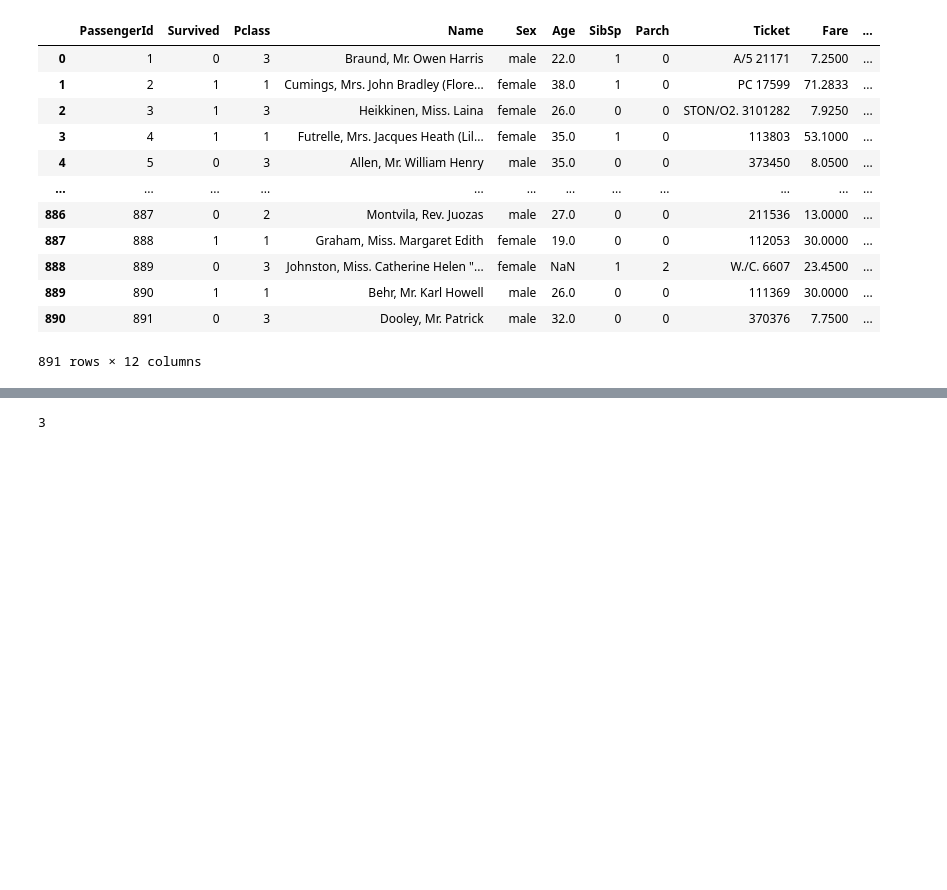
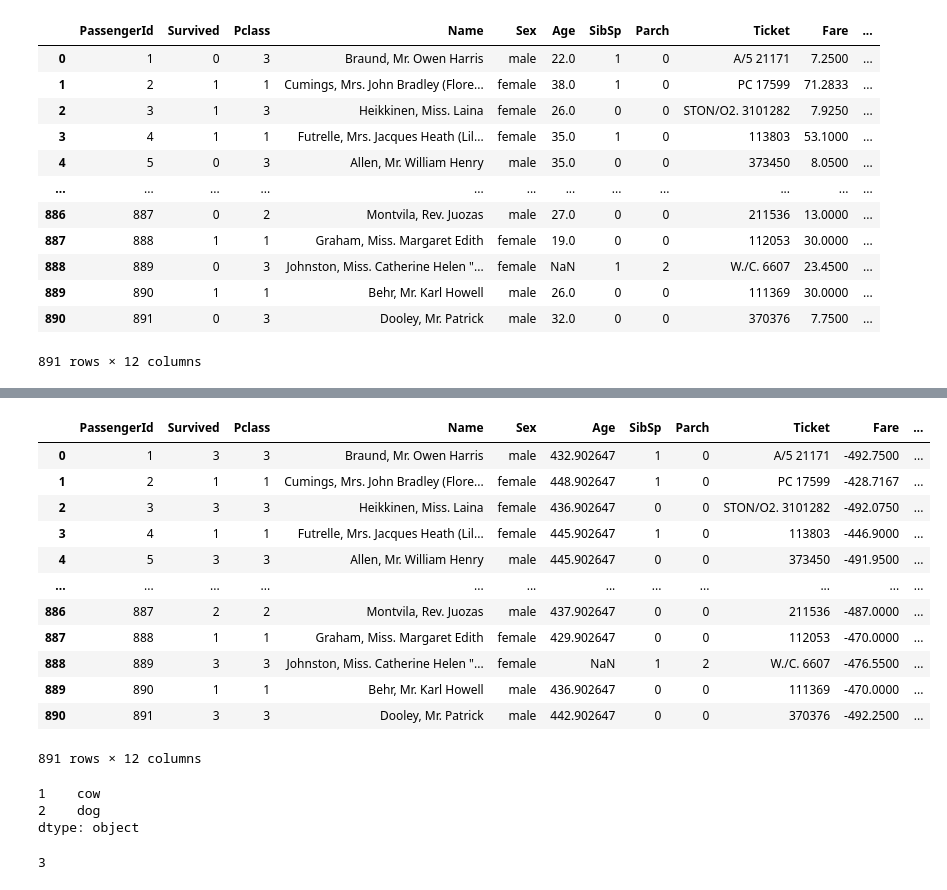
Before and after one commit to lukemonington/Titanic, a Jupyter notebook: Practice with Titanic.ipynb, the cells around one changed output, grey strips where cells are left out. Saved outputs shown, nothing was run; the diff lists cells and outputs as text; code cells hidden in the pictures; blank space fills up the shorter version.

```diff
--- a/Practice with Titanic.ipynb
+++ b/Practice with Titanic.ipynb
@@ -40,3 +62,33 @@ X
+# %%
+def remean_points(df):
+    df.Age = df.Age - X_Age_mean
+    df.Fare = df.Fare - 500
+    df.Survived = df.Pclass
+    return df
+# %%
+X2 = X.apply(remean_points, axis = 1)
+# %%
+X2
+# %% [output]
+|  | PassengerId | Survived | Pclass | Name | Sex | Age | SibSp | Parch | Ticket | Fare | ... |
+| 0 | 1 | 3 | 3 | Braund, Mr. Owen Harris | male | 432.902647 | 1 | 0 | A/5 21171 | -492.7500 | ... |
+| 1 | 2 | 1 | 1 | Cumings, Mrs. John Bradley (Flore... | female | 448.902647 | 1 | 0 | PC 17599 | -428.7167 | ... |
+| 2 | 3 | 3 | 3 | Heikkinen, Miss. Laina | female | 436.902647 | 0 | 0 | STON/O2. 3101282 | -492.0750 | ... |
+| 3 | 4 | 1 | 1 | Futrelle, Mrs. Jacques Heath (Lil... | female | 445.902647 | 1 | 0 | 113803 | -446.9000 | ... |
+| 4 | 5 | 3 | 3 | Allen, Mr. William Henry | male | 445.902647 | 0 | 0 | 373450 | -491.9500 | ... |
+| ... | ... | ... | ... | ... | ... | ... | ... | ... | ... | ... | ... |
+| 886 | 887 | 2 | 2 | Montvila, Rev. Juozas | male | 437.902647 | 0 | 0 | 211536 | -487.0000 | ... |
+| 887 | 888 | 1 | 1 | Graham, Miss. Margaret Edith | female | 429.902647 | 0 | 0 | 112053 | -470.0000 | ... |
+| 888 | 889 | 3 | 3 | Johnston, Miss. Catherine Helen "... | female | NaN | 1 | 2 | W./C. 6607 | -476.5500 | ... |
+| 889 | 890 | 1 | 1 | Behr, Mr. Karl Howell | male | 436.902647 | 0 | 0 | 111369 | -470.0000 | ... |
+| 890 | 891 | 3 | 3 | Dooley, Mr. Patrick | male | 442.902647 | 0 | 0 | 370376 | -492.2500 | ... |
+891 rows × 12 columns
+# %%
+pd.Series(["cow",'dog'], index = [1, 2])
+# %% [output]
+1    cow
+2    dog
+dtype: object
 # %%
 np.count_nonzero(X['Cabin'].value_counts()>3)
 # %% [output]
```
Also changed, not shown: parts of 2 cells of this notebook.
